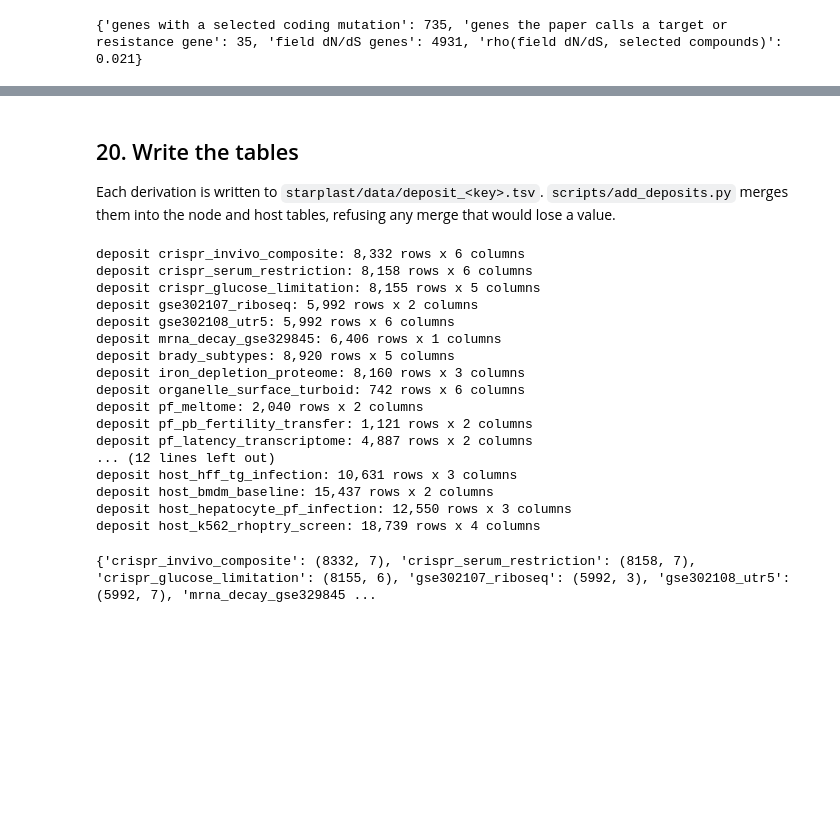
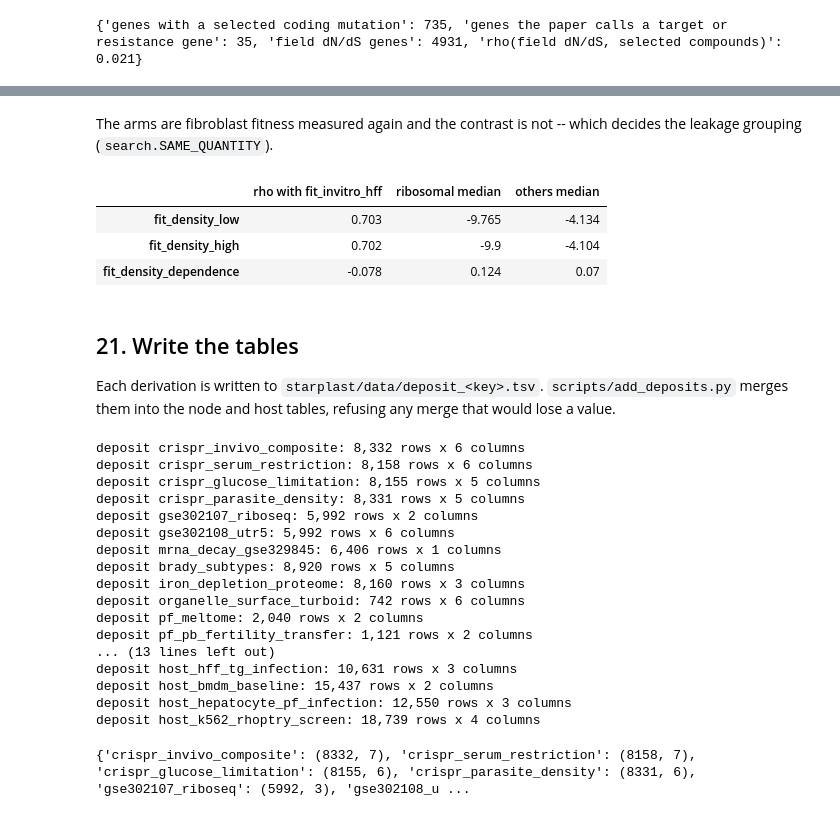
Before and after one commit to EinarOlafsson/starplast, a Jupyter notebook: notebooks/derive_deposits_2026_09.ipynb, the cells around one changed output, grey strips where cells are left out. Cells and saved outputs as stored; diff of their text form; code cells hidden in the pictures; blank space fills up the shorter version.

```diff
--- a/notebooks/derive_deposits_2026_09.ipynb
+++ b/notebooks/derive_deposits_2026_09.ipynb
@@ -8,7 +8,7 @@ Raw deposits live under the dataset root, in the taxonomy `<level>/<kind>/<PMID
 import warnings; warnings.filterwarnings('ignore')
 import os, numpy as np, pandas as pd
 from scipy import stats
-ROOT = '/media/carruthers/mnt3/claude/repo/starplast/.claude/worktrees/agent-ac09dfd3968c6c4af'
+ROOT = '/media/carruthers/mnt3/claude/repo/starplast/.claude/worktrees/agent-a2bcfdfbfbfaf684c'
 DATA = '/media/carruthers/mnt3/claude/toxoplasma_projects/datasets'
 import sys; sys.path.insert(0, ROOT)
 from starplast import deposits as D
@@ -511,5 +547,20 @@ called.assign(product=product.reindex(called.index))[['resistance_target_compoun
+# %% [markdown]
+The arms are fibroblast fitness measured again and the contrast is not -- which decides the leakage grouping (`search.SAME_QUANTITY`).
+# %%
+x = density.assign(me49=me49(density.gene_id).values)
+x = x[~x.gene_id.str.contains(r'\d[A-Z]$')].drop_duplicates('me49').set_index('me49')
+x = x.join(nodes.set_index('gene_id')[['fit_invitro_hff']])
+rib = ribosomal.reindex(x.index).fillna(False).astype(bool)
+pd.DataFrame({c: {'rho with fit_invitro_hff': stats.spearmanr(x[c], x.fit_invitro_hff, nan_policy='omit').correlation,
+                  'ribosomal median': x.loc[rib, c].median(), 'others median': x.loc[~rib, c].median()}
+              for c in ['fit_density_low', 'fit_density_high', 'fit_density_dependence']}).T.round(3)
+# %% [output]
+|  | rho with fit_invitro_hff | ribosomal median | others median |
+| fit_density_low | 0.703 | -9.765 | -4.134 |
+| fit_density_high | 0.702 | -9.9 | -4.104 |
+| fit_density_dependence | -0.078 | 0.124 | 0.07 |
 # %% [markdown]
-## 20. Write the tables
+## 21. Write the tables
 
 Each derivation is written to `starplast/data/deposit_<key>.tsv`. `scripts/add_deposits.py` merges them into the node and host tables, refusing any merge that would lose a value.
 # %%
@@ -519,6 +570,7 @@ written = D.derive_all(DATA, ROOT, log=print)
 deposit crispr_invivo_composite: 8,332 rows x 6 columns
 deposit crispr_serum_restriction: 8,158 rows x 6 columns
 deposit crispr_glucose_limitation: 8,155 rows x 5 columns
+deposit crispr_parasite_density: 8,331 rows x 5 columns
 deposit gse302107_riboseq: 5,992 rows x 2 columns
 deposit gse302108_utr5: 5,992 rows x 6 columns
 deposit mrna_decay_gse329845: 6,406 rows x 1 columns
@@ -527,10 +579,9 @@ deposit iron_depletion_proteome: 8,160 rows x 3 columns
 deposit organelle_surface_turboid: 742 rows x 6 columns
 deposit pf_meltome: 2,040 rows x 2 columns
 deposit pf_pb_fertility_transfer: 1,121 rows x 2 columns
-deposit pf_latency_transcriptome: 4,887 rows x 2 columns
-... (12 lines left out)
+... (13 lines left out)
 deposit host_hff_tg_infection: 10,631 rows x 3 columns
 deposit host_bmdm_baseline: 15,437 rows x 2 columns
 deposit host_hepatocyte_pf_infection: 12,550 rows x 3 columns
 deposit host_k562_rhoptry_screen: 18,739 rows x 4 columns
-{'crispr_invivo_composite': (8332, 7), 'crispr_serum_restriction': (8158, 7), 'crispr_glucose_limitation': (8155, 6), 'gse302107_riboseq': (5992, 3), 'gse302108_utr5': (5992, 7), 'mrna_decay_gse329845 ...
+{'crispr_invivo_composite': (8332, 7), 'crispr_serum_restriction': (8158, 7), 'crispr_glucose_limitation': (8155, 6), 'crispr_parasite_density': (8331, 6), 'gse302107_riboseq': (5992, 3), 'gse302108_u ...
```
Also changed, not shown: parts of 3 cells of this notebook, 30 other files.
